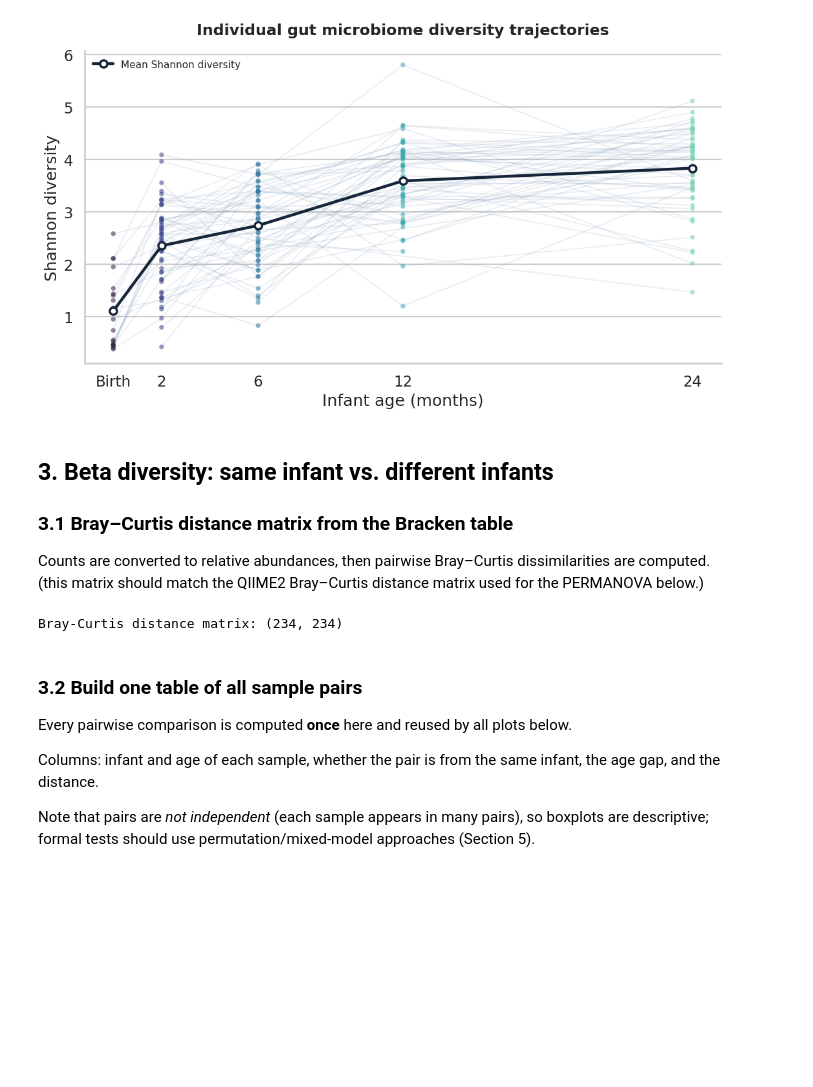
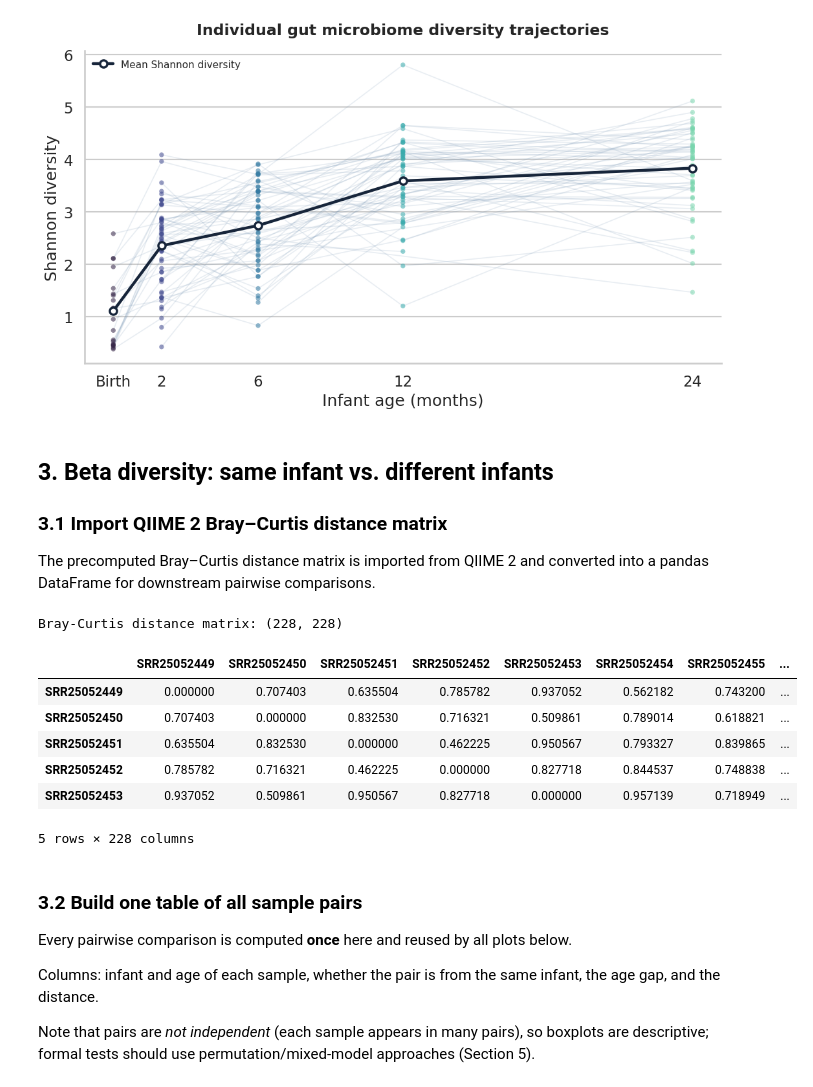
Before and after one commit to tpayer-eng/MicroOdyssey, a Jupyter notebook: scripts/04_longitudinal analysis/04_longitudinal_diversity_trajectories-NEW.ipynb, the cells around one changed output. Saved outputs shown, nothing was run; the diff lists cells and outputs as text; code cells hidden in the pictures; blank space fills up the shorter version.

```diff
--- a/scripts/04_longitudinal analysis/04_longitudinal_diversity_trajectories.ipynb
+++ b/scripts/04_longitudinal analysis/04_longitudinal_diversity_trajectories-NEW.ipynb
@@ -183,19 +172,25 @@ plt.show()
 # %% [markdown]
 ## 3. Beta diversity: same infant vs. different infants
 
-### 3.1 Bray–Curtis distance matrix from the Bracken table
-Counts are converted to relative abundances, then pairwise Bray–Curtis dissimilarities are computed.
-(this matrix should match the QIIME2 Bray–Curtis distance matrix used for the PERMANOVA below.)
+### 3.1 Import QIIME 2 Bray–Curtis distance matrix
+
+The precomputed Bray–Curtis distance matrix is imported
+from QIIME 2 and converted into a pandas DataFrame
+for downstream pairwise comparisons.
 # %%
-relative_abundance = abundance.div(abundance.sum(axis=1), axis=0) #converting counts to percentages (proportions)
+bray = q2.Artifact.load(data_dir / "bray_curtis_distance_matrix.qza").view(DistanceMatrix).to_data_frame()
 
-bray = pd.DataFrame(
-    squareform(pdist(relative_abundance, metric="braycurtis")),
-    index=abundance.index, columns=abundance.index,
-)
 print("Bray-Curtis distance matrix:", bray.shape)
+display(bray.head())
 # %% [output]
-Bray-Curtis distance matrix: (234, 234)
+Bray-Curtis distance matrix: (228, 228)
+|  | SRR25052449 | SRR25052450 | SRR25052451 | SRR25052452 | SRR25052453 | SRR25052454 | SRR25052455 | ... |
+| SRR25052449 | 0.000000 | 0.707403 | 0.635504 | 0.785782 | 0.937052 | 0.562182 | 0.743200 | ... |
+| SRR25052450 | 0.707403 | 0.000000 | 0.832530 | 0.716321 | 0.509861 | 0.789014 | 0.618821 | ... |
+| SRR25052451 | 0.635504 | 0.832530 | 0.000000 | 0.462225 | 0.950567 | 0.793327 | 0.839865 | ... |
+| SRR25052452 | 0.785782 | 0.716321 | 0.462225 | 0.000000 | 0.827718 | 0.844537 | 0.748838 | ... |
+| SRR25052453 | 0.937052 | 0.509861 | 0.950567 | 0.827718 | 0.000000 | 0.957139 | 0.718949 | ... |
+5 rows × 228 columns
 # %% [markdown]
 ### 3.2 Build one table of all sample pairs
 Every pairwise comparison is computed **once** here and reused by all plots below.
```
Also changed, not shown: parts of 18 cells of this notebook.
